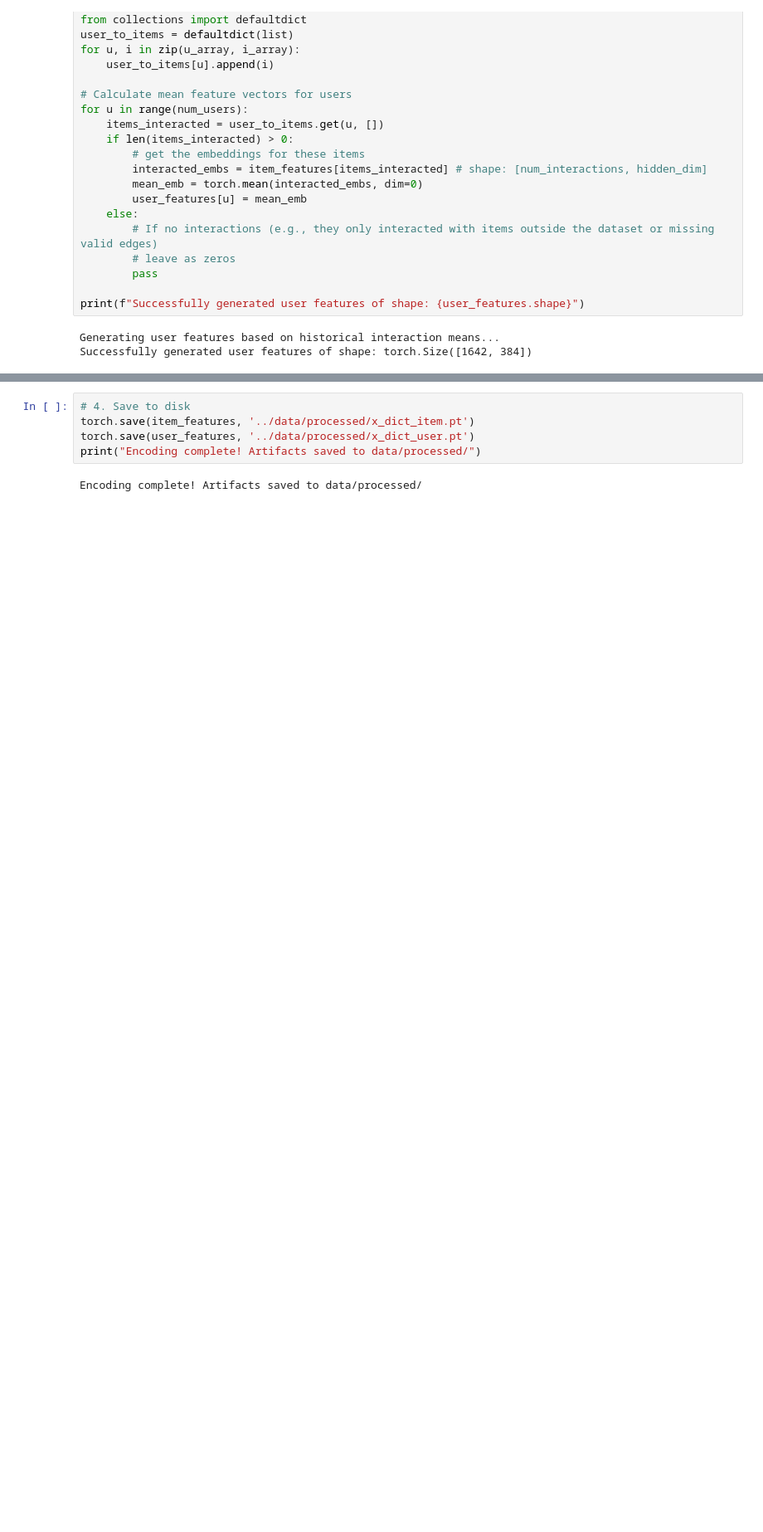
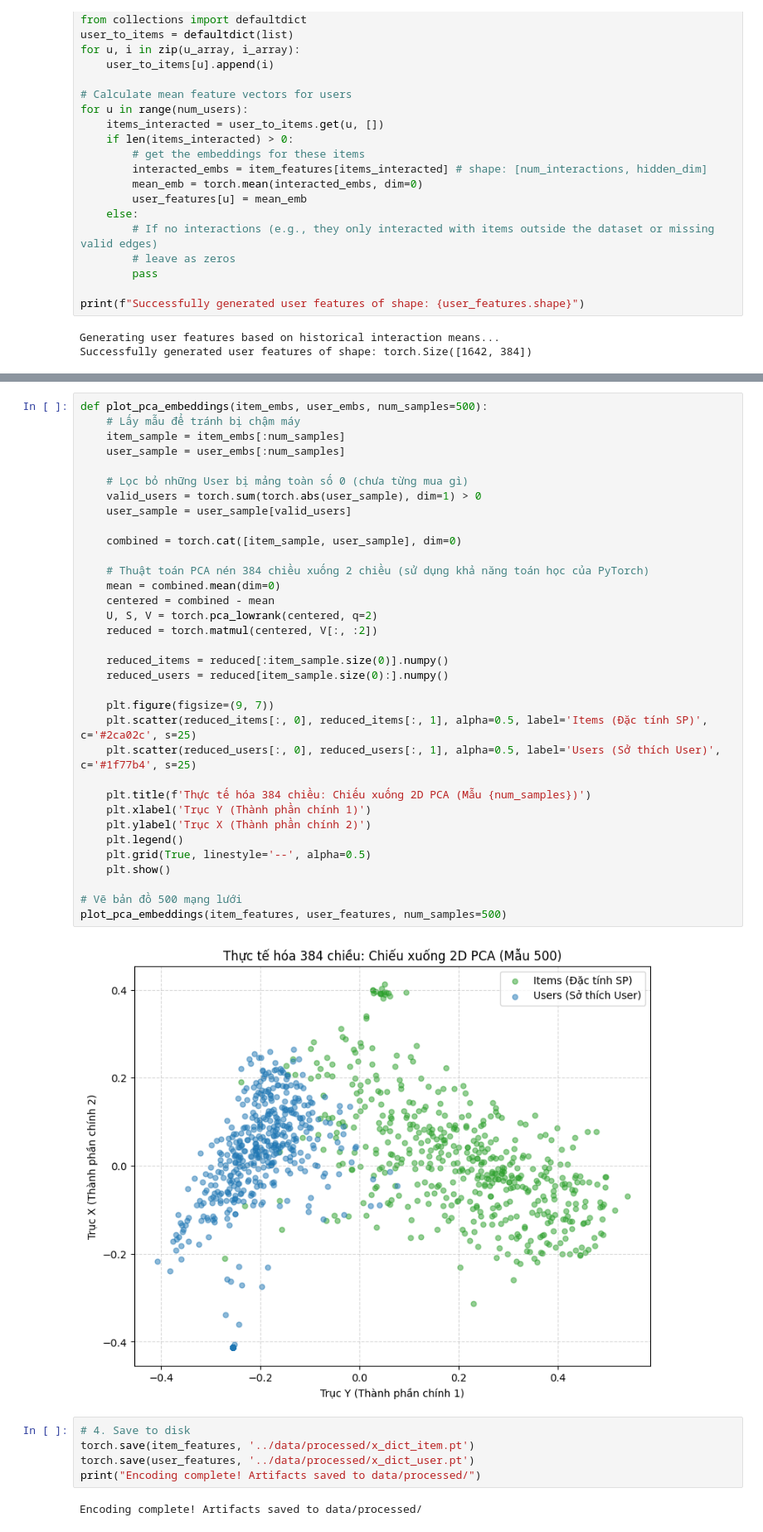
Before and after one commit to QuangDung2511/IS353_Device_Cloud_RS, a Jupyter notebook: notebooks/02_feature_encoding.ipynb, the cells around one changed output, grey strips where cells are left out. Shown at 83% size. Drawn from its saved outputs; the diff is of its cells as text; blank space fills up the shorter version.

```diff
--- a/notebooks/02_feature_encoding.ipynb
+++ b/notebooks/02_feature_encoding.ipynb
@@ -126,3 +160,39 @@ Successfully generated user features of shape: torch.Size([1642, 384])
+# %%
+def plot_pca_embeddings(item_embs, user_embs, num_samples=500):
+    # Lấy mẫu để tránh bị chậm máy
+    item_sample = item_embs[:num_samples]
+    user_sample = user_embs[:num_samples]
+
+    # Lọc bỏ những User bị mảng toàn số 0 (chưa từng mua gì)
+    valid_users = torch.sum(torch.abs(user_sample), dim=1) > 0
+    user_sample = user_sample[valid_users]
+
+    combined = torch.cat([item_sample, user_sample], dim=0)
+
+    # Thuật toán PCA nén 384 chiều xuống 2 chiều (sử dụng khả năng toán học của PyTorch)
+    mean = combined.mean(dim=0)
+    centered = combined - mean
+    U, S, V = torch.pca_lowrank(centered, q=2)
+    reduced = torch.matmul(centered, V[:, :2])
+
+    reduced_items = reduced[:item_sample.size(0)].numpy()
+    reduced_users = reduced[item_sample.size(0):].numpy()
+
+    plt.figure(figsize=(9, 7))
+    plt.scatter(reduced_items[:, 0], reduced_items[:, 1], alpha=0.5, label='Items (Đặc tính SP)', c='#2ca02c', s=25)
+    plt.scatter(reduced_users[:, 0], reduced_users[:, 1], alpha=0.5, label='Users (Sở thích User)', c='#1f77b4', s=25)
+
+    plt.title(f'Thực tế hóa 384 chiều: Chiếu xuống 2D PCA (Mẫu {num_samples})')
+    plt.xlabel('Trục Y (Thành phần chính 1)')
+    plt.ylabel('Trục X (Thành phần chính 2)')
+    plt.legend()
+    plt.grid(True, linestyle='--', alpha=0.5)
+    plt.show()
+
+# Vẽ bản đồ 500 mạng lưới
+plot_pca_embeddings(item_features, user_features, num_samples=500)
+# %% [output]
+[figure, added]
 # %%
 # 4. Save to disk
 torch.save(item_features, '../data/processed/x_dict_item.pt')
```
Also changed, not shown: parts of 2 cells of this notebook, 19 other files.
